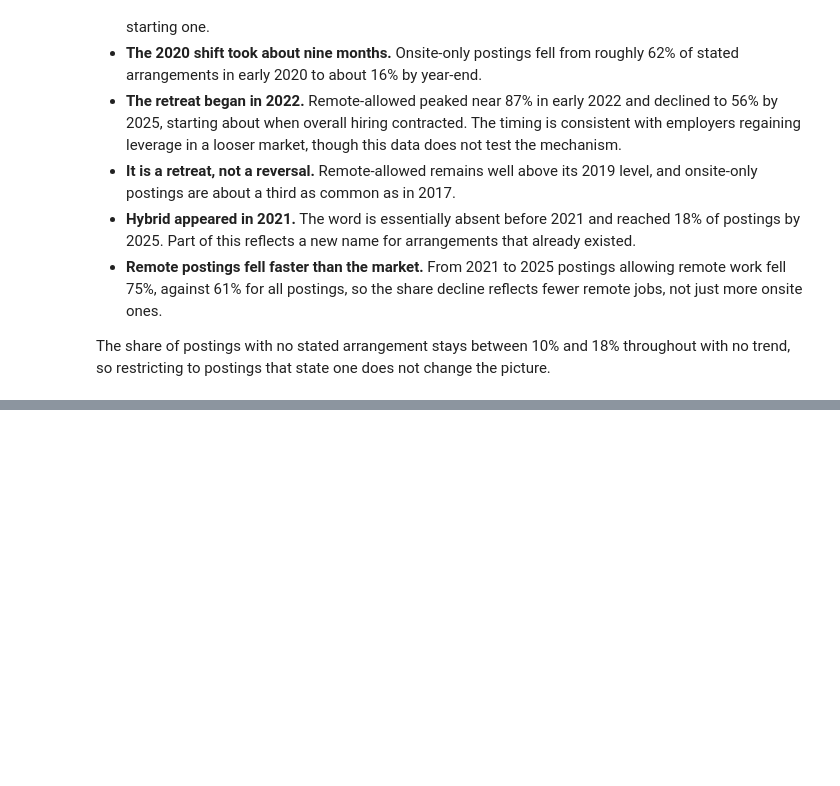
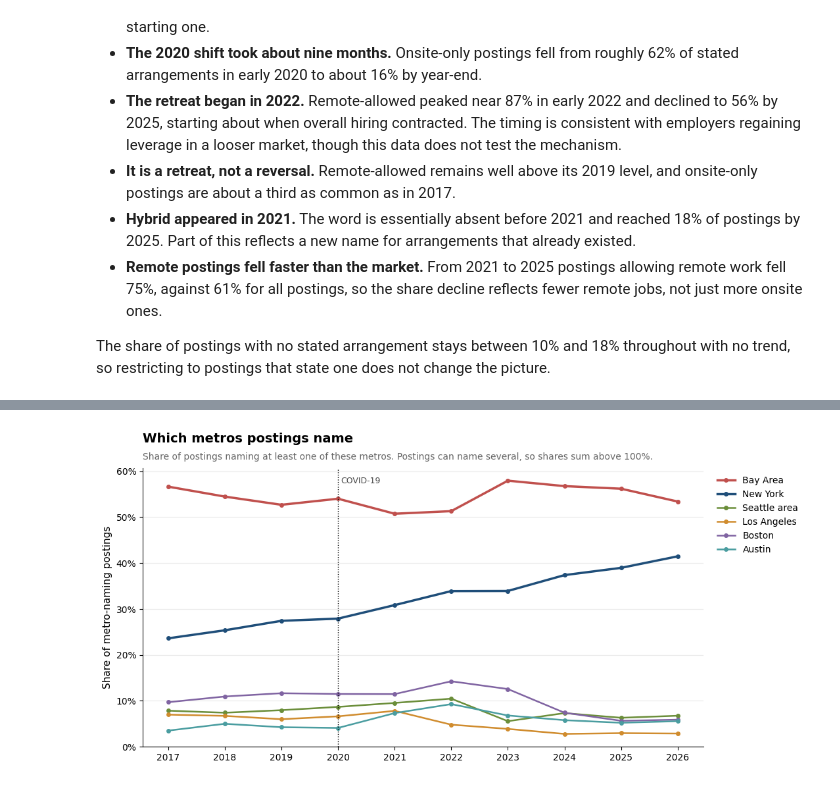
Before and after one commit to AirKristo/hn-hiring-tracker, a Jupyter notebook: notebooks/analysis.ipynb, the cells around one changed output, grey strips where cells are left out. Drawn from its saved outputs; the diff is of its cells as text; code cells hidden in the pictures; blank space fills up the shorter version.

```diff
--- a/notebooks/analysis.ipynb
+++ b/notebooks/analysis.ipynb
@@ -941,0 +1092,45 @@ change the picture.
+# %%
+metro_postings = geo_window[geo_window["names_major_metro"]]
+metro_totals = metro_postings.groupby("year").size()
+
+metro_share = pd.DataFrame(index=metro_totals.index)
+
+for metro_name, column in METRO_COLUMNS.items():
+    metro_share[metro_name] = metro_postings.groupby("year")[column].sum() / metro_totals * 100
+
+figure, axis = plt.subplots()
+
+for metro_name in METRO_COLUMNS:
+    axis.plot(
+        metro_share.index,
+        metro_share[metro_name],
+        color=METRO_COLORS[metro_name],
+        linewidth=2.5 if metro_name in ("Bay Area", "New York") else 1.8,
+        marker="o",
+        markersize=4,
+        label=metro_name,
+    )
+
+axis.axvline(2020, color="black", linewidth=1, linestyle=":")
+axis.text(2020.05, axis.get_ylim()[1] * 0.97, "COVID-19", va="top", fontsize=9, color=ANNOTATION_COLOR)
+
+axis.set_title("Which metros postings name", loc="left", pad=28)
+axis.text(
+    0,
+    1.03,
+    "Share of postings naming at least one of these metros. "
+    "Postings can name several, so shares sum above 100%.",
+    transform=axis.transAxes,
+    color=SUBTITLE_COLOR,
+)
+
+axis.set_ylim(bottom=0)
+axis.set_ylabel("Share of metro-naming postings")
+axis.yaxis.set_major_formatter(StrMethodFormatter("{x:.0f}%"))
+axis.set_xticks(geo_years)
+axis.legend(loc="upper left", bbox_to_anchor=(1.01, 1), frameon=False)
+
+figure.savefig(FIGURES_DIRECTORY / "10_metro_share.png", dpi=150, bbox_inches="tight")
+plt.show()
+# %% [output]
+[figure, added]
```
Also changed, not shown: parts of 4 cells of this notebook, 2 other files.
